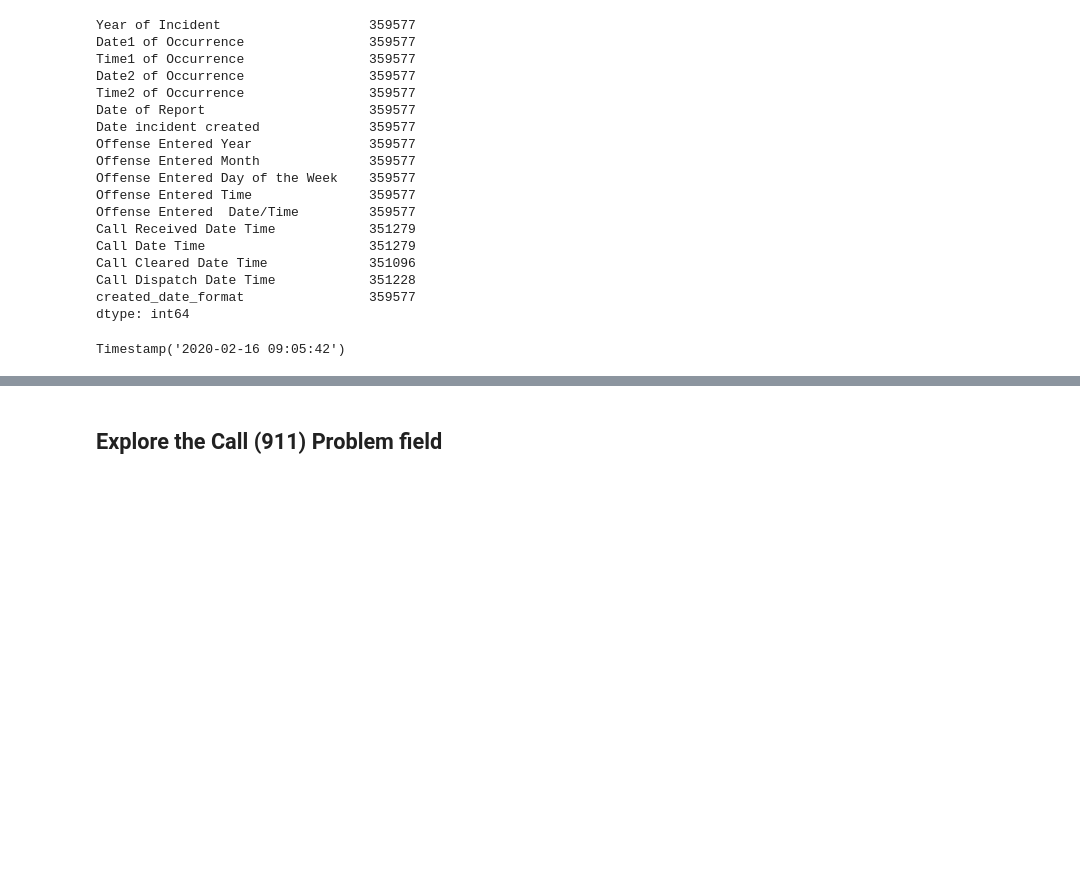
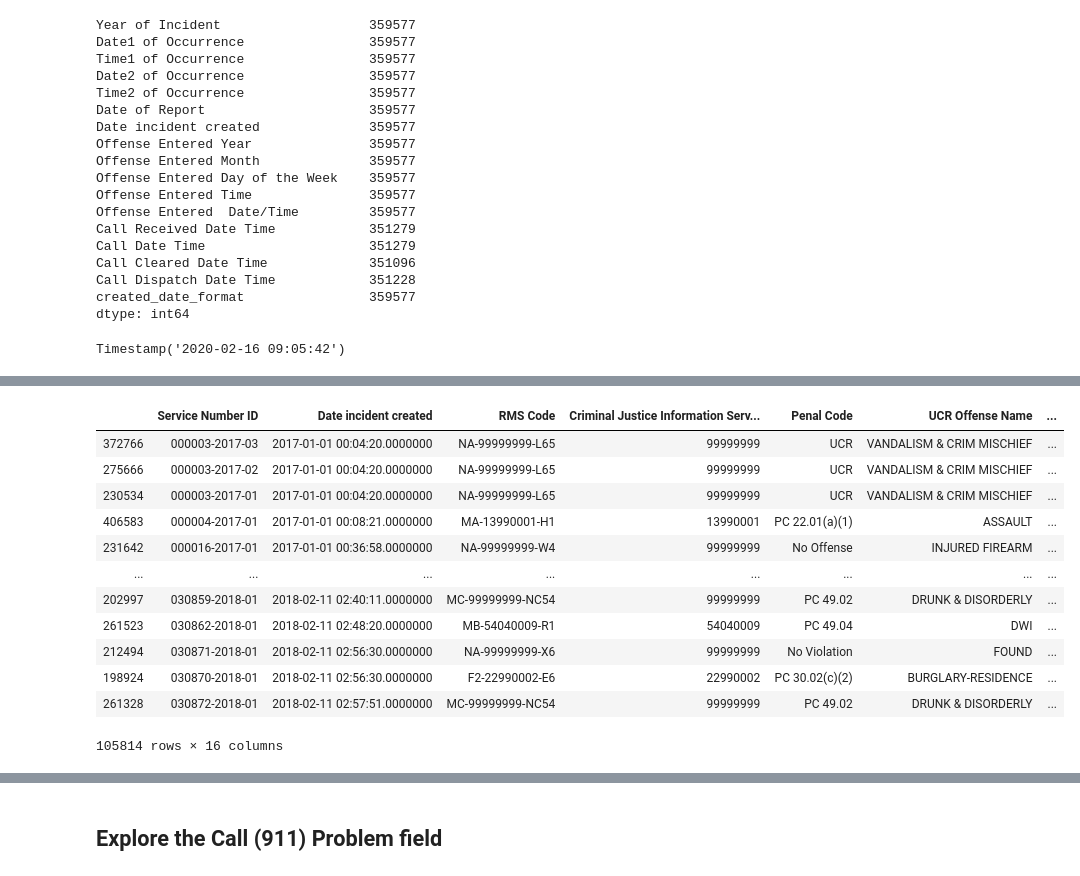
Before and after one commit to CommunityDataEmpowerment/data_exploration, a Jupyter notebook: 20200506_Incidents_Explore.ipynb, the cells around one changed output, grey strips where cells are left out. Cells and saved outputs as stored; diff of their text form; code cells hidden in the pictures; blank space fills up the shorter version.

```diff
--- a/20200506_Incidents_Explore.ipynb
+++ b/20200506_Incidents_Explore.ipynb
@@ -151,0 +281,21 @@ df_date_ct.to_pickle('data/20200506_df_date_ct.p')
+# %%
+# Get the UCR records after 2017-01-01
+df_crime_cat[\
+             (df_crime_cat['created_date_format']>='2017-01-01T00:00:00')\
+             & (df_crime_cat['created_date_format']<='2018-02-11T03:00:00')\
+             & (~df_crime_cat[' UCR Code'].isnull())]\
+.sort_values(by=['created_date_format'])
+# %% [output]
+|  | Service Number ID | Date incident created | RMS Code | Criminal Justice Information Serv... | Penal Code | UCR Offense Name | ... |
+| 372766 | 000003-2017-03 | 2017-01-01 00:04:20.0000000 | NA-99999999-L65 | 99999999 | UCR | VANDALISM & CRIM MISCHIEF | ... |
+| 275666 | 000003-2017-02 | 2017-01-01 00:04:20.0000000 | NA-99999999-L65 | 99999999 | UCR | VANDALISM & CRIM MISCHIEF | ... |
+| 230534 | 000003-2017-01 | 2017-01-01 00:04:20.0000000 | NA-99999999-L65 | 99999999 | UCR | VANDALISM & CRIM MISCHIEF | ... |
+| 406583 | 000004-2017-01 | 2017-01-01 00:08:21.0000000 | MA-13990001-H1 | 13990001 | PC 22.01(a)(1) | ASSAULT | ... |
+| 231642 | 000016-2017-01 | 2017-01-01 00:36:58.0000000 | NA-99999999-W4 | 99999999 | No Offense | INJURED FIREARM | ... |
+| ... | ... | ... | ... | ... | ... | ... | ... |
+| 202997 | 030859-2018-01 | 2018-02-11 02:40:11.0000000 | MC-99999999-NC54 | 99999999 | PC 49.02 | DRUNK & DISORDERLY | ... |
+| 261523 | 030862-2018-01 | 2018-02-11 02:48:20.0000000 | MB-54040009-R1 | 54040009 | PC 49.04 | DWI | ... |
+| 212494 | 030871-2018-01 | 2018-02-11 02:56:30.0000000 | NA-99999999-X6 | 99999999 | No Violation | FOUND | ... |
+| 198924 | 030870-2018-01 | 2018-02-11 02:56:30.0000000 | F2-22990002-E6 | 22990002 | PC 30.02(c)(2) | BURGLARY-RESIDENCE | ... |
+| 261328 | 030872-2018-01 | 2018-02-11 02:57:51.0000000 | MC-99999999-NC54 | 99999999 | PC 49.02 | DRUNK & DISORDERLY | ... |
+105814 rows × 16 columns
```
Also changed, not shown: parts of 28 cells of this notebook.
